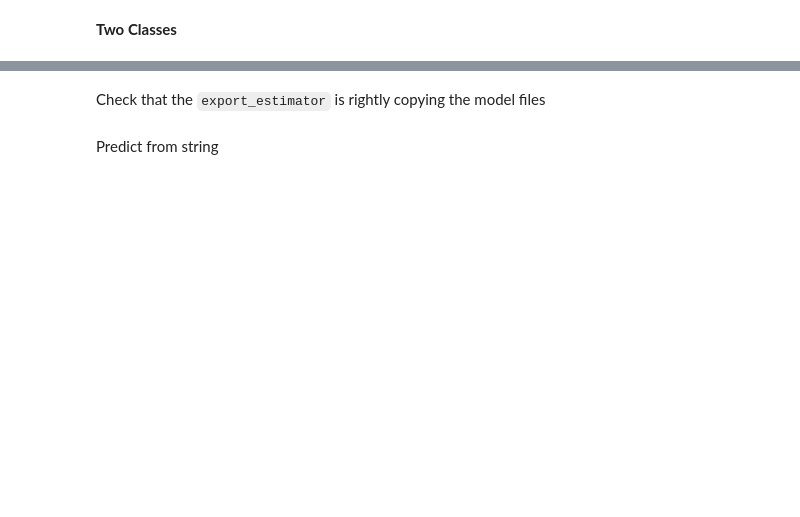
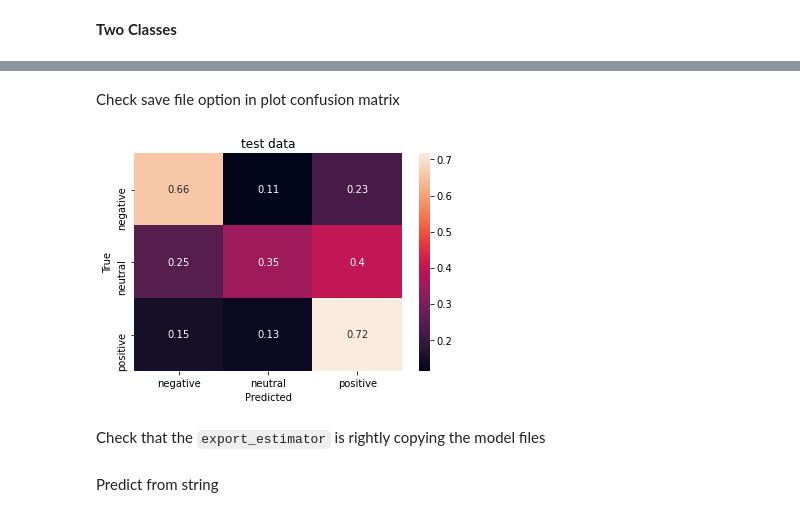
Before and after one commit to kikejimenez/job_offer_classifier, a Jupyter notebook: nbs/03_multiclass.ipynb, the cells around one changed output, grey strips where cells are left out. Saved outputs shown, nothing was run; the diff lists cells and outputs as text; code cells hidden in the pictures; blank space fills up the shorter version.

```diff
--- a/nbs/03_multiclass.ipynb
+++ b/nbs/03_multiclass.ipynb
@@ -626,3 +629,13 @@ m2.plot_confusion_matrix('test')
+# %% [markdown]
+Check save file option in plot confusion matrix
+# %%
+with TemporaryDirectory() as tmpdirname:
+    tmp_file = path.join(tmpdirname,'tmp.png')
+    m2.plot_confusion_matrix('test',fig_file=tmp_file)
+
+    assert path.isfile(tmp_file)
+# %% [output]
+[figure, added]
 # %% [markdown]
 Check that the `export_estimator` is rightly copying the model files
 # %%
```
Also changed, not shown: parts of 17 cells of this notebook, 8 other files.
